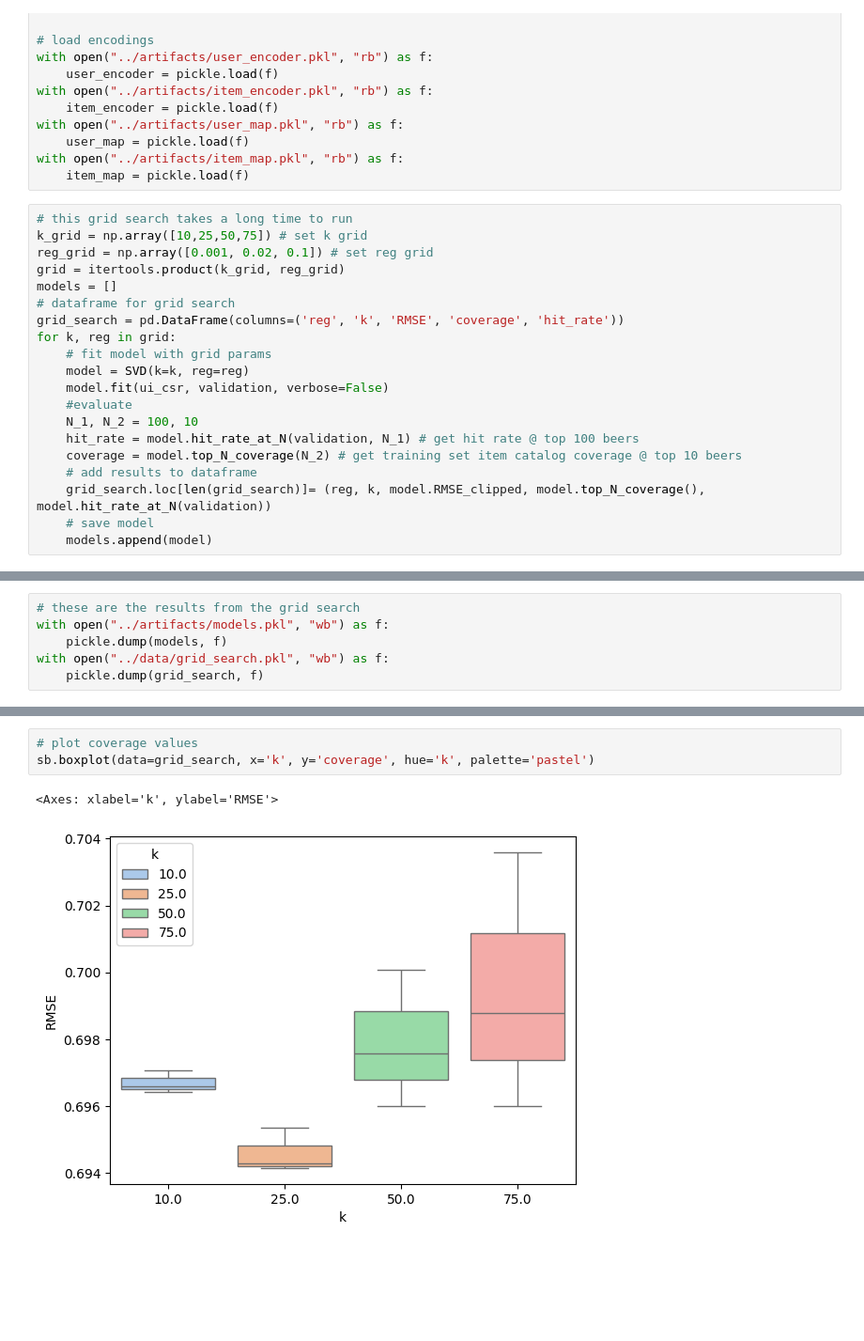
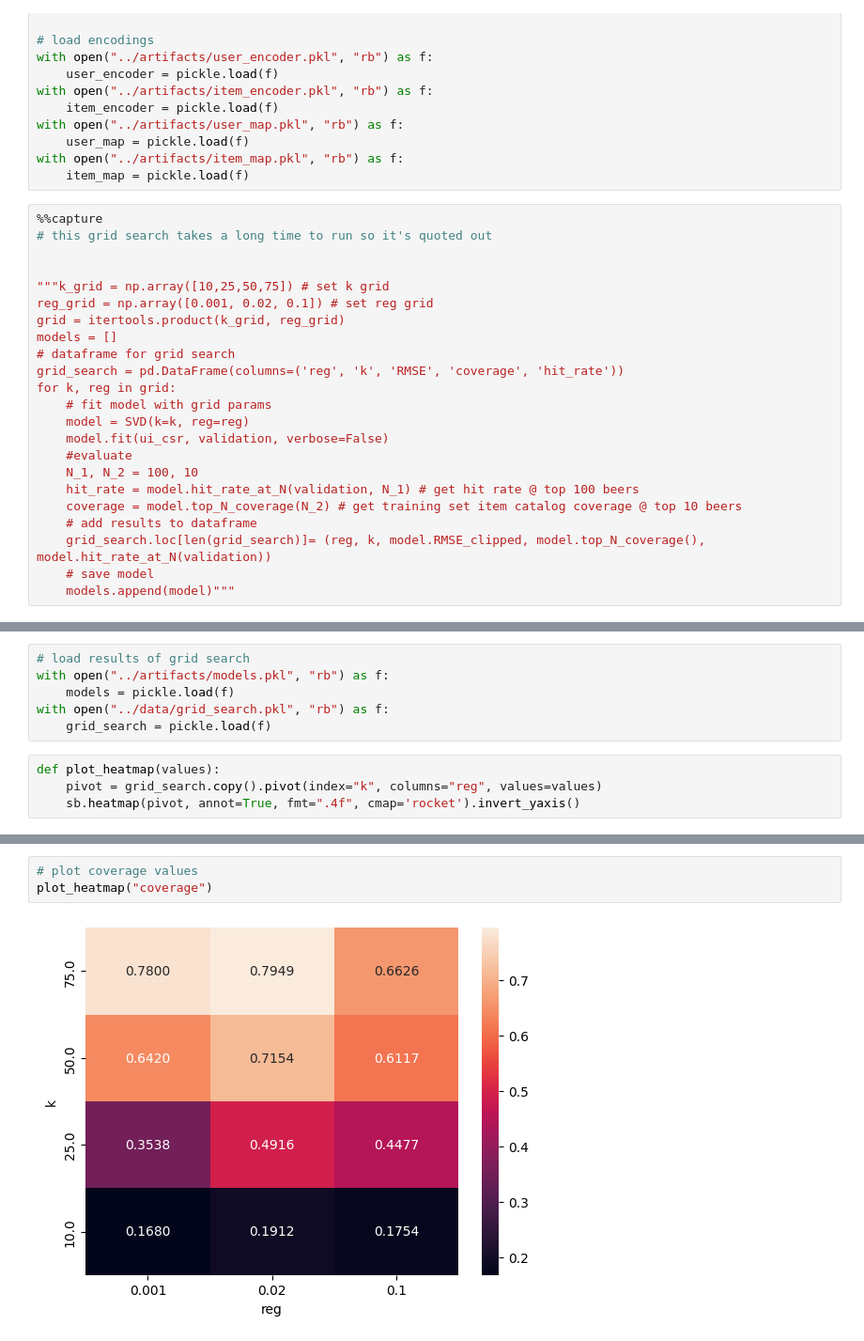
Before and after one commit to LucasLyons/Beer-Project, a Jupyter notebook: notebooks/04_SVD.ipynb, the cells around one changed output, grey strips where cells are left out. Shown: that part at 94% size. Drawn from its saved outputs; the diff is of its cells as text; blank space fills up the shorter version.

Commit message:
updating SVD plots, next: to start modularization of user based CF

```diff
--- a/notebooks/04_SVD.ipynb
+++ b/notebooks/04_SVD.ipynb
@@ -40,8 +40,11 @@ with open("../artifacts/user_map.pkl", "rb") as f:
 with open("../artifacts/item_map.pkl", "rb") as f:
     item_map = pickle.load(f)
 # %%
-# this grid search takes a long time to run
-k_grid = np.array([10,25,50,75]) # set k grid
+%%capture
+# this grid search takes a long time to run so it's quoted out
+
+
+"""k_grid = np.array([10,25,50,75]) # set k grid
 reg_grid = np.array([0.001, 0.02, 0.1]) # set reg grid
 grid = itertools.product(k_grid, reg_grid)
 models = []
@@ -58,6 +61,6 @@ for k, reg in grid:
     # add results to dataframe
     grid_search.loc[len(grid_search)]= (reg, k, model.RMSE_clipped, model.top_N_coverage(), model.hit_rate_at_N(validation))
     # save model
-    models.append(model)
+    models.append(model)"""
 # %% [output]
 Stopped after 11 iterations
@@ -80,9 +83,13 @@ Final RMSE is: 0.6960059420830248 (clipped prediction RMSE is 0.7116758432583419
 # %%
-# these are the results from the grid search
-with open("../artifacts/models.pkl", "wb") as f:
-    pickle.dump(models, f)
-with open("../data/grid_search.pkl", "wb") as f:
-    pickle.dump(grid_search, f)
+# load results of grid search
+with open("../artifacts/models.pkl", "rb") as f:
+    models = pickle.load(f)
+with open("../data/grid_search.pkl", "rb") as f:
+    grid_search = pickle.load(f)
+# %%
+def plot_heatmap(values):
+    pivot = grid_search.copy().pivot(index="k", columns="reg", values=values)
+    sb.heatmap(pivot, annot=True, fmt=".4f", cmap='rocket').invert_yaxis()
 # %%
 grid_search.head()
 # %% [output]
@@ -101,8 +108,7 @@ sb.boxplot(data=grid_search, x='k', y='RMSE', hue='k', palette='pastel')
 # %%
 # plot coverage values
-sb.boxplot(data=grid_search, x='k', y='coverage', hue='k', palette='pastel')
+plot_heatmap("coverage")
 # %% [output]
-<Axes: xlabel='k', ylabel='RMSE'>
-[figure, old version]
+[figure, new version]
 # %%
 # plot hit-rate values
```
Also changed, not shown: parts of 4 cells of this notebook, 3 other files.
